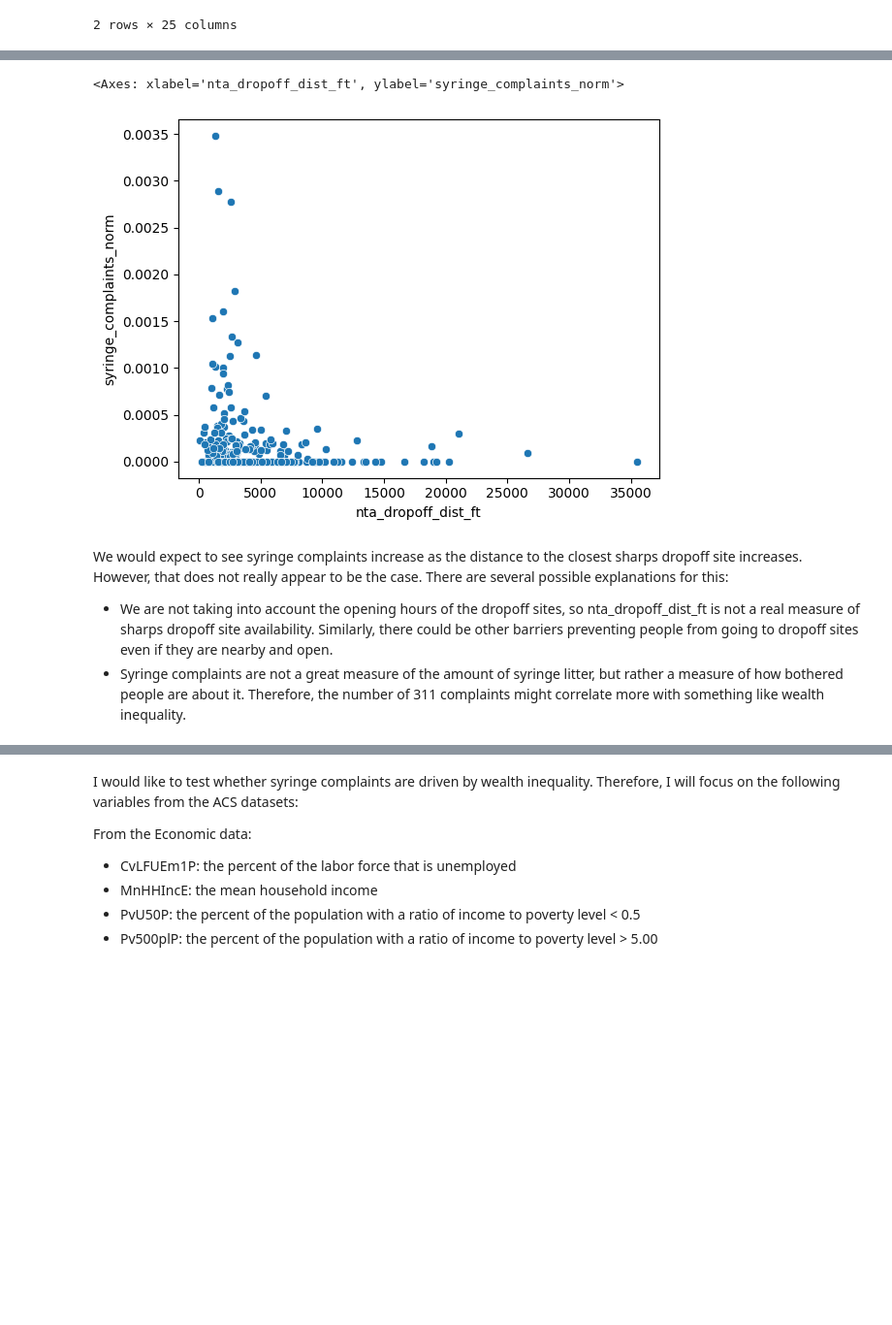
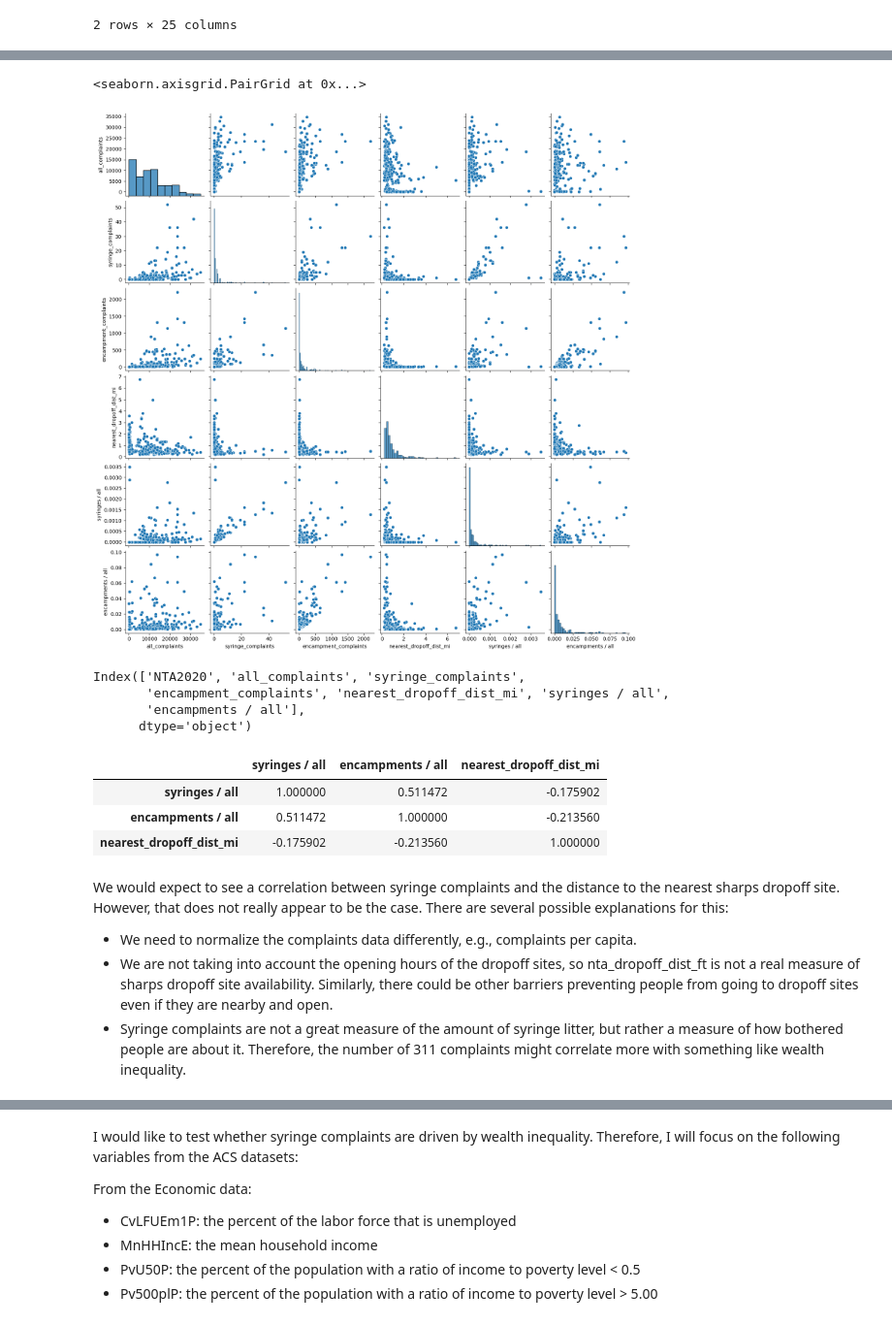
Before and after one commit to abretti/em212-applied-data-science, a Jupyter notebook: Machine_Learning_Model.ipynb, the cells around one changed output, grey strips where cells are left out. Shown at 97% size. Saved outputs shown, nothing was run; the diff lists cells and outputs as text; code cells hidden in the pictures; blank space fills up the shorter version.

```diff
--- a/Machine_Learning_Model.ipynb
+++ b/Machine_Learning_Model.ipynb
@@ -179,3 +173,0 @@ nta['centroid'] = nta['geometry'].centroid
-# %%
-# For each NTA, find the distance of the nearest sharps dropoff site (in feet)
-nta['nta_dropoff_dist_ft'] = nta['centroid'].apply(lambda x: dropoff_sites.distance(x).min()).round(0)
@@ -182,15 +183,48 @@ nta['nta_dropoff_dist_ft'] = nta['centroid'].apply(lambda x: dropoff_sites.dista
+# %%
+# For each NTA, generate 100 random points
+nta_random_points = gpd.GeoDataFrame()
+nta_random_points['NTA2020'] = nta['NTA2020']
+nta_random_points['random_points'] = nta['geometry'].sample_points(100, method='uniform', rng = 212)
+nta_random_points = nta_random_points.set_index('NTA2020')
+nta_random_points = nta_random_points['random_points'].explode(ignore_index = False).reset_index()
+
+# For each point, calculate the distance to the nearest sharps dropoff site
+nta_random_points['nearest_dropoff_dist_ft'] = nta_random_points['random_points'].apply(lambda x: dropoff_sites.distance(x).min()).round(0)
+nta_random_points['nearest_dropoff_dist_mi'] = nta_random_points['nearest_dropoff_dist_ft'] / 5280
+
+# Group the rows by NTA and get the average distance to the nearest dropoff site
+nta_random_points = nta_random_points.groupby('NTA2020').agg(nearest_dropoff_dist_mi = ('nearest_dropoff_dist_mi', 'mean')).reset_index()
 # %%
-# Join the DataFrames again to get the number of complaints and the distance to the nearest sharps dropoff site in one DataFrame
-complaints_nta = complaints_nta.merge(nta[['NTA2020', 'nta_dropoff_dist_ft']], on = 'NTA2020')
+# Join the DataFrames to get the number of complaints and the average distance to the nearest sharps dropoff site in one DataFrame
+complaints_nta = complaints_nta.merge(nta_random_points[['NTA2020', 'nearest_dropoff_dist_mi']], on = 'NTA2020')
-# %%
-# Plot syringe_complaints_norm against nta_dropoff_dist_ft - we would expect to see a postive correlation
-sns.scatterplot(data = complaints_nta, x = 'nta_dropoff_dist_ft', y = 'syringe_complaints_norm')
-# %% [output]
-<Axes: xlabel='nta_dropoff_dist_ft', ylabel='syringe_complaints_norm'>
-[figure, removed]
+# %%
+# Divide syringe complaints and encampment complaints by all complaints to normalize them
+complaints_nta['syringes / all'] = complaints_nta['syringe_complaints'] / complaints_nta['all_complaints']
+complaints_nta['encampments / all'] = complaints_nta['encampment_complaints'] / complaints_nta['all_complaints']
+# %%
+# Make a pair plot with syringe complaints, dropoff_count_mile_radius, and nearest_dropoff_dist_ft
+sns.pairplot(data = complaints_nta)
+# %% [output]
+<seaborn.axisgrid.PairGrid at 0x...>
+[figure, added]
+# %%
+complaints_nta.columns
+# %% [output]
+Index(['NTA2020', 'all_complaints', 'syringe_complaints',
+       'encampment_complaints', 'nearest_dropoff_dist_mi', 'syringes / all',
+       'encampments / all'],
+      dtype='object')
+# %%
+# View the correlation matrix
+complaints_nta[['syringes / all', 'encampments / all', 'nearest_dropoff_dist_mi']].corr()
+# %% [output]
+|  | syringes / all | encampments / all | nearest_dropoff_dist_mi |
+| syringes / all | 1.000000 | 0.511472 | -0.175902 |
+| encampments / all | 0.511472 | 1.000000 | -0.213560 |
+| nearest_dropoff_dist_mi | -0.175902 | -0.213560 | 1.000000 |
 # %% [markdown]
-We would expect to see syringe complaints increase as the distance to the closest sharps dropoff site increases. However, that does not really appear to be the case. There are several possible explanations for this:
-
+We would expect to see a correlation between syringe complaints and the distance to the nearest sharps dropoff site. However, that does not really appear to be the case. There are several possible explanations for this:
+* We need to normalize the complaints data differently, e.g., complaints per capita.
 *   We are not taking into account the opening hours of the dropoff sites, so nta_dropoff_dist_ft is not a real measure of sharps dropoff site availability. Similarly, there could be other barriers preventing people from going to dropoff sites even if they are nearby and open.
 *   Syringe complaints are not a great measure of the amount of syringe litter, but rather a measure of how bothered people are about it. Therefore, the number of 311 complaints might correlate more with something like wealth inequality.
 # %%
```
Also changed, not shown: parts of 21 cells of this notebook.
